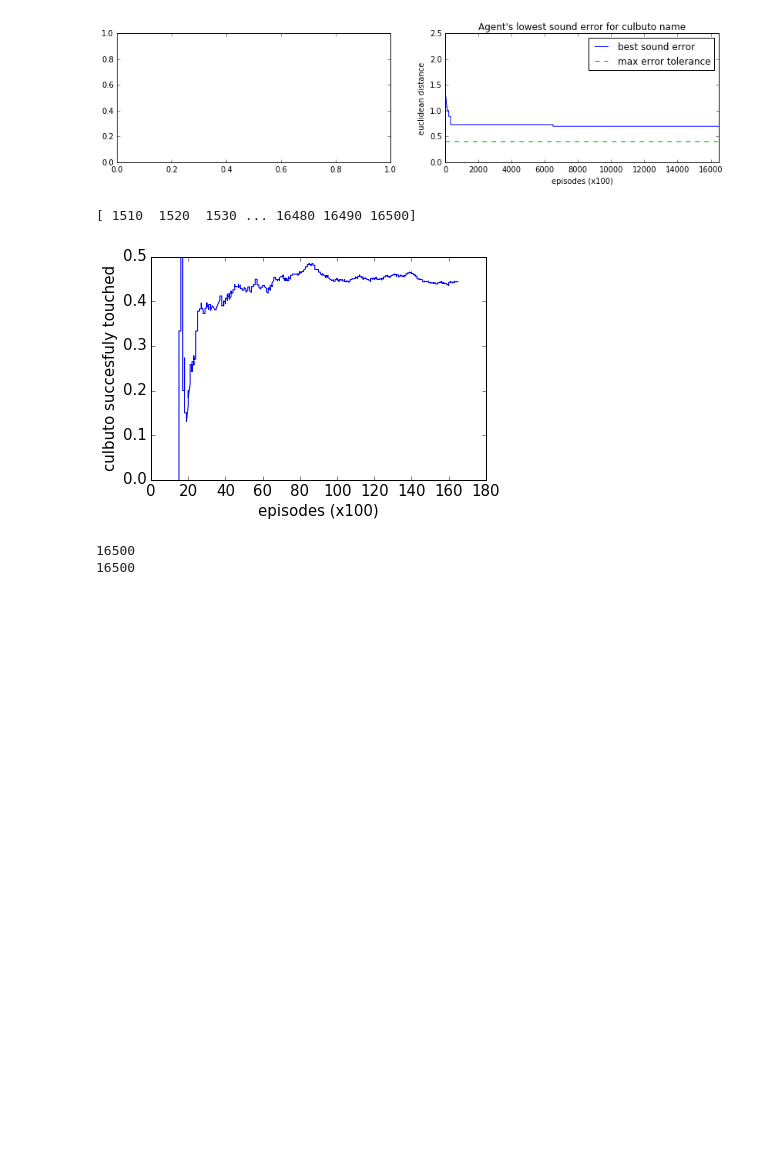
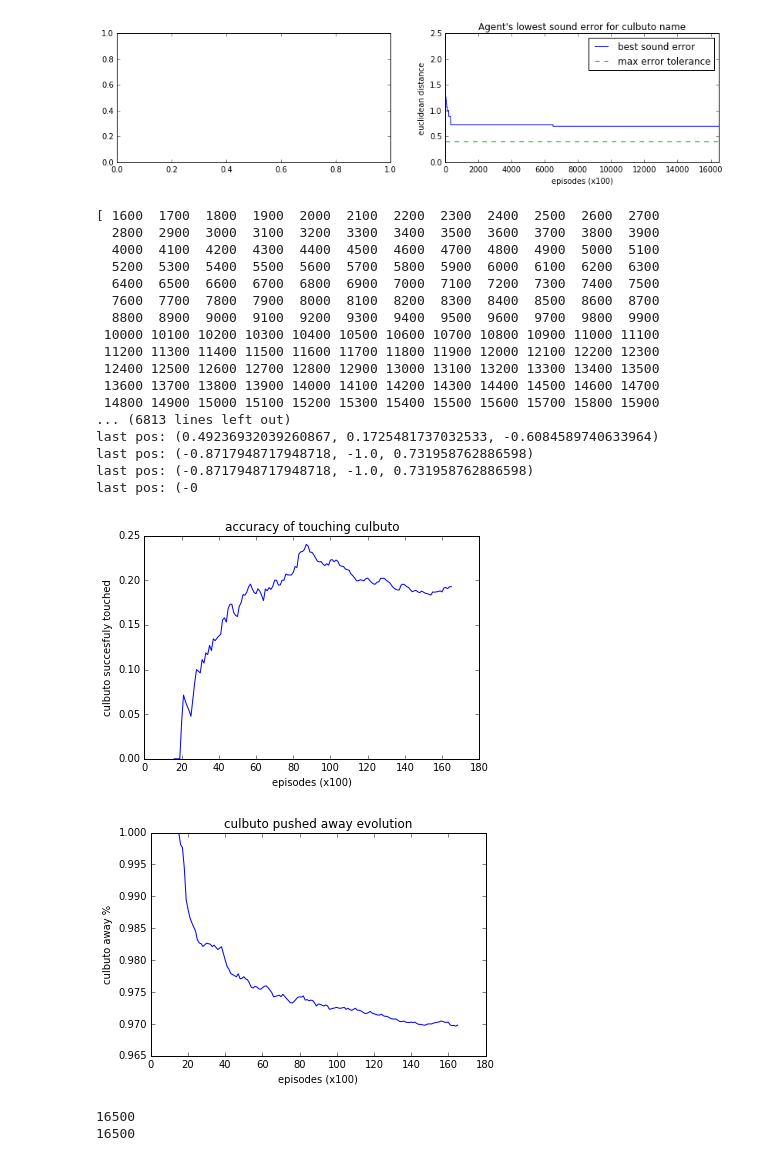
Before and after one commit to flowersteam/pobax_playground, a Jupyter notebook: notebooks/data_visualization.ipynb, the cells around one changed output. Cells and saved outputs as stored; diff of their text form; code cells hidden in the pictures; blank space fills up the shorter version.

```diff
--- a/notebooks/data_visualization.ipynb
+++ b/notebooks/data_visualization.ipynb
@@ -360,14 +360,35 @@ def is_culbuto_touched(culb_traj):
         else:
             return False
 
-plot_every = 10
+# Returns True if culbuto is outside torso's armreach, False otw
+def is_culbuto_too_far(culb_x, culb_y, culb_z):
+    baxter_grasp_bound_x = 0.365
+    baxter_grasp_bound_line = [[0.465,0.365],[-0.320,-0.463]]
+    if culb_x < baxter_grasp_bound_x:
+        return True
+    xs,zs = baxter_grasp_bound_line
+    a,b = np.polyfit(xs,zs,1) #get line's equation
+    if culb_z > (culb_x * a + b):
+        return True
+    return False
+
+def unscale_vector(scaled_values, bounds):
+    mins_maxs_diff =  np.diff(bounds).squeeze()
+    mins = bounds[:, 0]
+    return (((scaled_values + 1) * mins_maxs_diff) / 2) + mins
+
+
+culb_bounds = np.array([[-0.05,0.730], [0.03, 0.30],[-0.840,0.130]]*10)
+
+plot_every = 100
 plot_steps = np.arange(plot_every,((nb_iter // plot_every)+1)*plot_every,plot_every)
-# Evolution of succesfull culbuto touching
+# Evolution of succesfull culbuto touching and percentage of culbuto away
 m = 'RMB'
-print plot_steps[150:]
+print plot_steps[15:]
 for r in range(nb_runs):
     trying_to_move_culb = []
     moved_culb_while_trying = []
+    culb_away = []
     culb_trajs = models_sub_outcomes[m][r]['culbuto']['traj']
     chosen_modules = models_data[m][r]['chosen_modules']
 
@@ -375,40 +396,83 @@ for r in range(nb_runs):
     for i in range(nb_iter):
         if chosen_modules[i] == 3: #trying to move culbuto
             trying_to_move_culb.append(1)
+            tmp = unscale_vector(np.array(culb_trajs[i]), culb_bounds)
+            #print 'real: {}'.format(tmp[-3:])
+            #print 'norm: {}'.format(culb_trajs[i][-3:])
+            culb_trajs[i] = tmp
+            #print unscaled_traj
             if is_culbuto_touched(culb_trajs[i]):
                 moved_culb_while_trying.append(1)
+                #print culb_trajs[i]
             else:
                 moved_culb_while_trying.append(-1)
         else:
             trying_to_move_culb.append(0)
             moved_culb_while_trying.append(0)
+
+        last_x = culb_trajs[i][-3]
+        last_y = culb_trajs[i][-2]
+        last_z = culb_trajs[i][-1]
+        if #TODO CHECK WHEN ARM ITER
+        print "last pos: {}".format((last_x,last_y,last_z))
+        if is_culbuto_too_far(last_x,last_y,last_z):
+            culb_away.append(1)
+        else:
+            culb_away.append(0)
     culbuto_accuracies = []
-
+    culb_away_plot = []
     # compute plot values
     for i in plot_steps:
         if trying_to_move_culb[:i].count(1) != 0:
-            culb_accuracy = moved_culb_while_trying[:i].count(1) / trying_to_move_culb[:i].count(1)
+            culb_accuracy = moved_culb_while_trying[:i].count(1) / float(trying_to_move_culb[:i].count(1))
             culbuto_accuracies.append(culb_accuracy)
         else:
             #print 'hehe'
             culbuto_accuracies.append(0)
+        culb_away_plot.append(culb_away[:i].count(1) / len(culb_away[:i]))
+
 
     # actual plotting
     plt.figure()
-    plt.plot(plot_steps[150:]//100,culbuto_accuracies[150:])
+    plt.plot(plot_steps[15:]//100,culbuto_accuracies[15:])
     plt.xlabel('episodes (x100)')
     plt.ylabel('culbuto succesfuly touched')
+    plt.title('accuracy of touching culbuto')
+    plt.show()
 
+    # actual plotting
+    plt.figure()
+    plt.plot(plot_steps//100,culb_away_plot)
+    plt.xlabel('episodes (x100)')
+    plt.ylabel('culbuto away %')
+    plt.title('culbuto pushed away evolution')
     plt.show()
 
 
 
 
     print len(trying_to_move_culb)
     print len(moved_culb_while_trying)
 # %% [output]
-[ 1510  1520  1530 ... 16480 16490 16500]
+[ 1600  1700  1800  1900  2000  2100  2200  2300  2400  2500  2600  2700
+  2800  2900  3000  3100  3200  3300  3400  3500  3600  3700  3800  3900
+  4000  4100  4200  4300  4400  4500  4600  4700  4800  4900  5000  5100
+  5200  5300  5400  5500  5600  5700  5800  5900  6000  6100  6200  6300
+  6400  6500  6600  6700  6800  6900  7000  7100  7200  7300  7400  7500
+  7600  7700  7800  7900  8000  8100  8200  8300  8400  8500  8600  8700
+  8800  8900  9000  9100  9200  9300  9400  9500  9600  9700  9800  9900
+ 10000 10100 10200 10300 10400 10500 10600 10700 10800 10900 11000 11100
+ 11200 11300 11400 11500 11600 11700 11800 11900 12000 12100 12200 12300
+ 12400 12500 12600 12700 12800 12900 13000 13100 13200 13300 13400 13500
+ 13600 13700 13800 13900 14000 14100 14200 14300 14400 14500 14600 14700
+ 14800 14900 15000 15100 15200 15300 15400 15500 15600 15700 15800 15900
+... (6813 lines left out)
+last pos: (0.49236932039260867, 0.1725481737032533, -0.6084589740633964)
+last pos: (-0.8717948717948718, -1.0, 0.731958762886598)
+last pos: (-0.8717948717948718, -1.0, 0.731958762886598)
+last pos: (-0
-[figure, old version]
+[figure, new version]
+[figure, added]
 16500
 16500
 # %%
```
